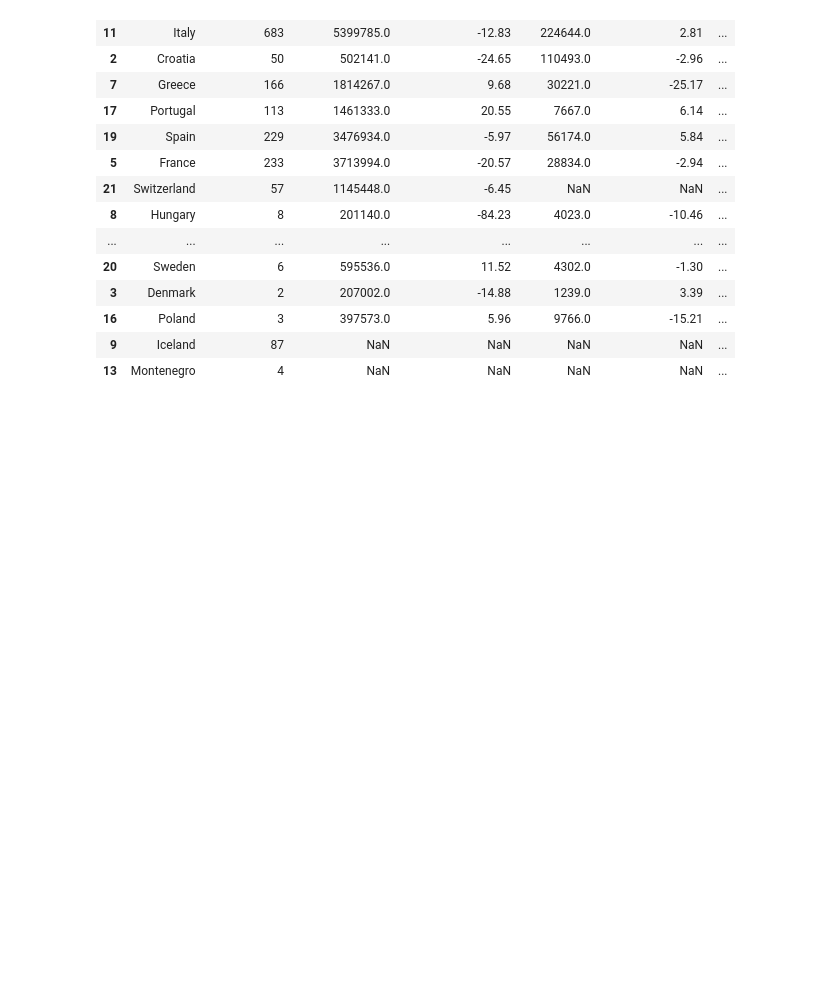
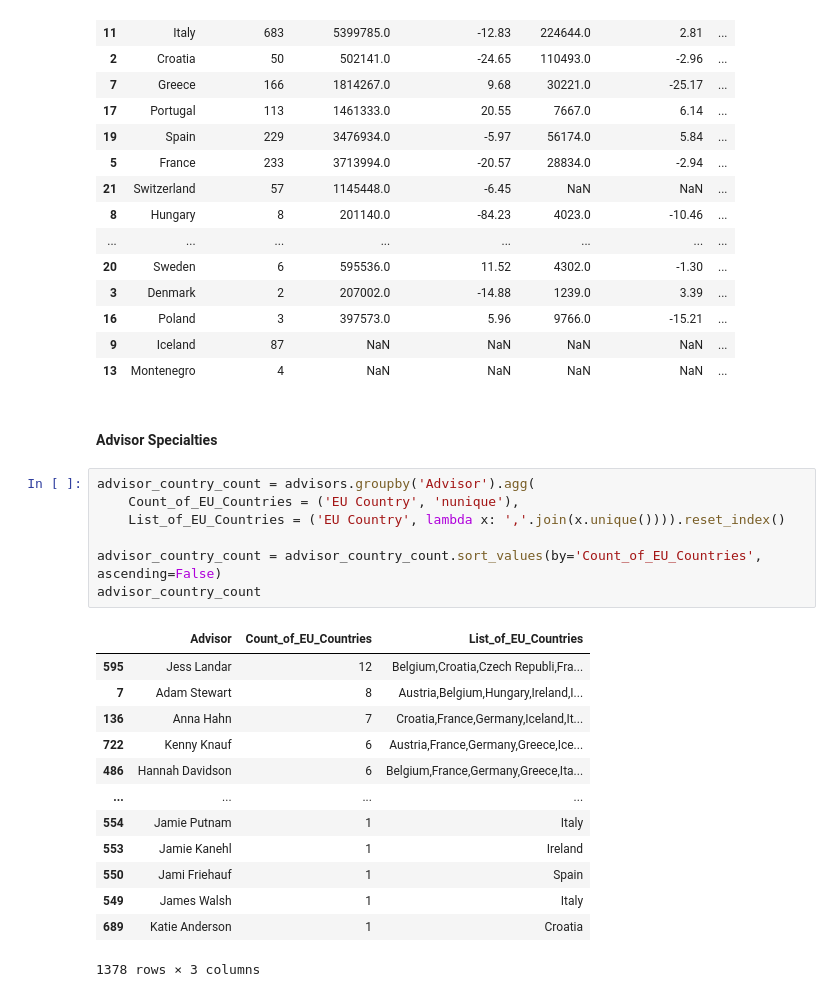
Before and after one commit to callahan2500/fora-analysis, a Jupyter notebook: analysis.ipynb, the cells around one changed output. Drawn from its saved outputs; the diff is of its cells as text; blank space fills up the shorter version.

```diff
--- a/analysis.ipynb
+++ b/analysis.ipynb
@@ -107,3 +107,26 @@ final_table.sort_values(by=['Advisors/Tourists', 'Tourist Growth Rate'])
 | 16 | Poland | 3 | 397573.0 | 5.96 | 9766.0 | -15.21 | ... |
 | 9 | Iceland | 87 | NaN | NaN | NaN | NaN | ... |
 | 13 | Montenegro | 4 | NaN | NaN | NaN | NaN | ... |
+# %% [markdown]
+#### Advisor Specialties
+# %%
+advisor_country_count = advisors.groupby('Advisor').agg(
+    Count_of_EU_Countries = ('EU Country', 'nunique'),
+    List_of_EU_Countries = ('EU Country', lambda x: ','.join(x.unique()))).reset_index()
+
+advisor_country_count = advisor_country_count.sort_values(by='Count_of_EU_Countries', ascending=False)
+advisor_country_count
+# %% [output]
+|  | Advisor | Count_of_EU_Countries | List_of_EU_Countries |
+| 595 | Jess Landar | 12 | Belgium,Croatia,Czech Republi,Fra... |
+| 7 | Adam Stewart | 8 | Austria,Belgium,Hungary,Ireland,I... |
+| 136 | Anna Hahn | 7 | Croatia,France,Germany,Iceland,It... |
+| 722 | Kenny Knauf | 6 | Austria,France,Germany,Greece,Ice... |
+| 486 | Hannah Davidson | 6 | Belgium,France,Germany,Greece,Ita... |
+| ... | ... | ... | ... |
+| 554 | Jamie Putnam | 1 | Italy |
+| 553 | Jamie Kanehl | 1 | Ireland |
+| 550 | Jami Friehauf | 1 | Spain |
+| 549 | James Walsh | 1 | Italy |
+| 689 | Katie Anderson | 1 | Croatia |
+1378 rows × 3 columns
```
Also changed, not shown: parts of 3 cells of this notebook, 2 other files.
